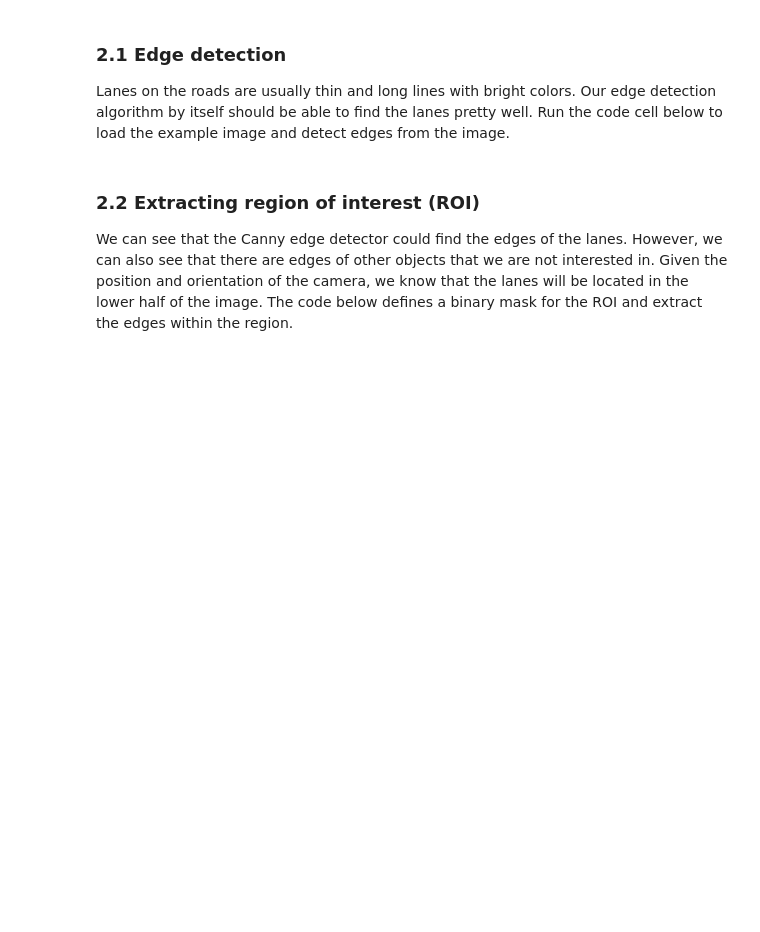
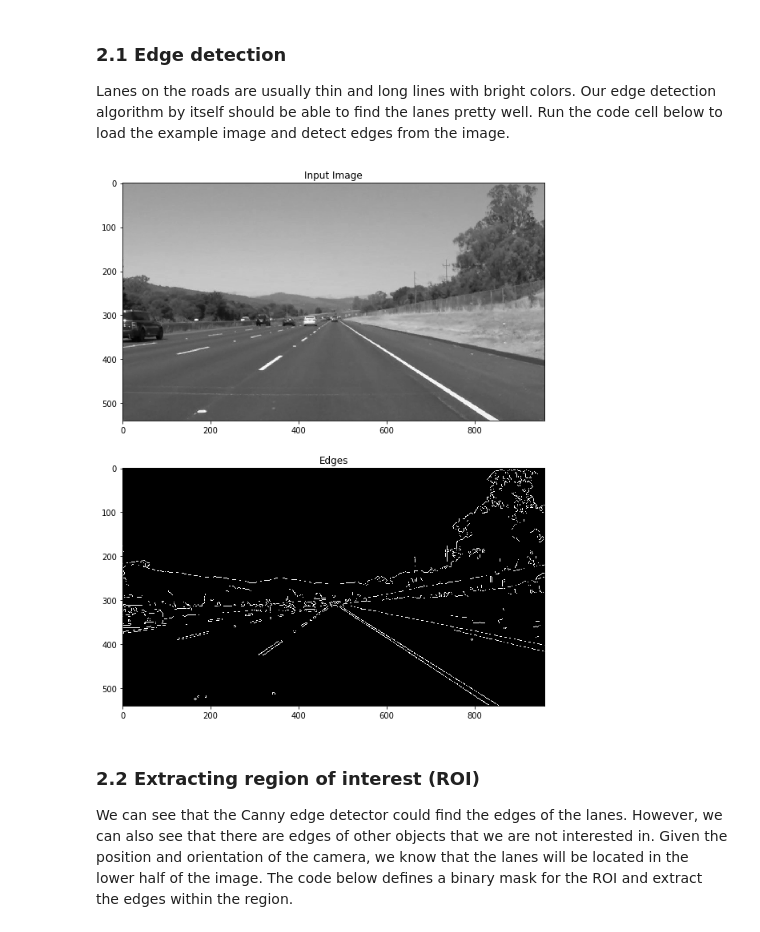
Before and after one commit to MrMorning/solutionOfCS131, a Jupyter notebook: hw2_release/hw2.ipynb, the cells around one changed output. Saved outputs shown, nothing was run; the diff lists cells and outputs as text; code cells hidden in the pictures; blank space fills up the shorter version.

```diff
--- a/hw2_release/hw2.ipynb
+++ b/hw2_release/hw2.ipynb
@@ -500,22 +513,22 @@ Lanes on the roads are usually thin and long lines with bright colors. Our edge
 # %%
 from edge import canny
 
 # Load image
 img = io.imread('road.jpg', as_grey=True)
 
 # Run Canny edge detector
 edges = canny(img, kernel_size=5, sigma=1.4, high=0.03, low=0.02)
 
 plt.subplot(211)
 plt.imshow(img)
-plt.axis('off')
 plt.title('Input Image')
 
 plt.subplot(212)
 plt.imshow(edges)
-plt.axis('off')
 plt.title('Edges')
 plt.show()
+# %% [output]
+[figure, added]
 # %% [markdown]
 ### 2.2 Extracting region of interest (ROI)
 We can see that the Canny edge detector could find the edges of the lanes. However, we can also see that there are edges of other objects that we are not interested in. Given the position and orientation of the camera, we know that the lanes will be located in the lower half of the image. The code below defines a binary mask for the ROI and extract the edges within the region.
```
Also changed, not shown: parts of 11 cells of this notebook, 5 other files.
